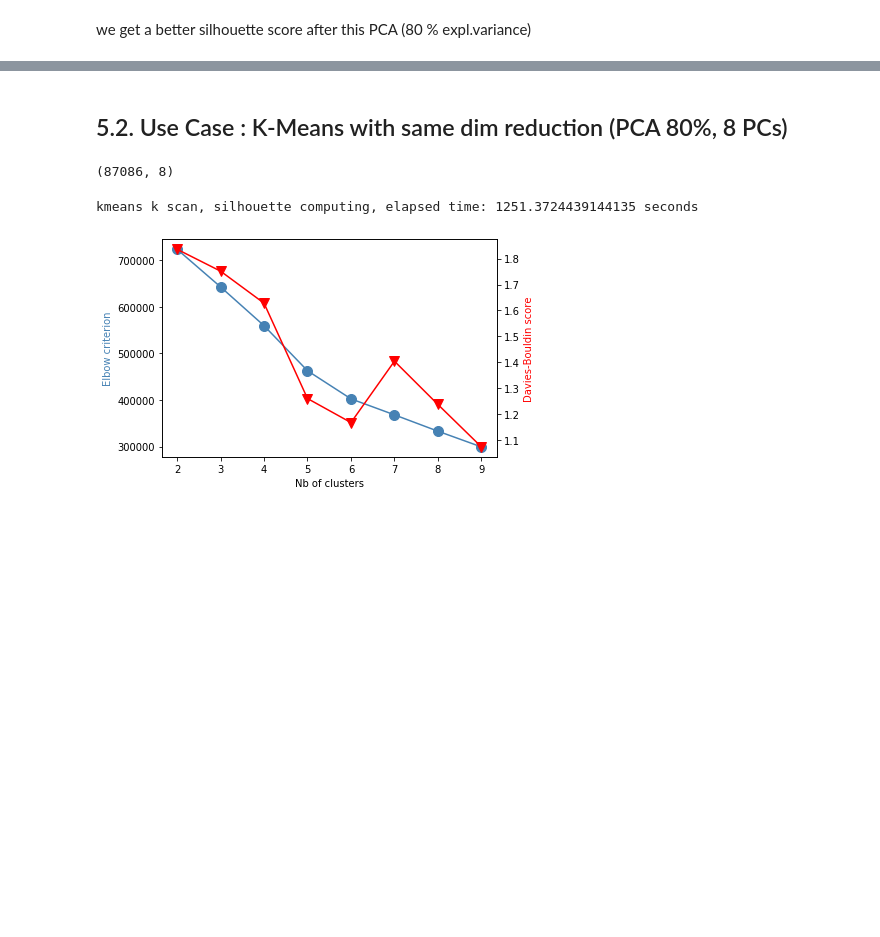
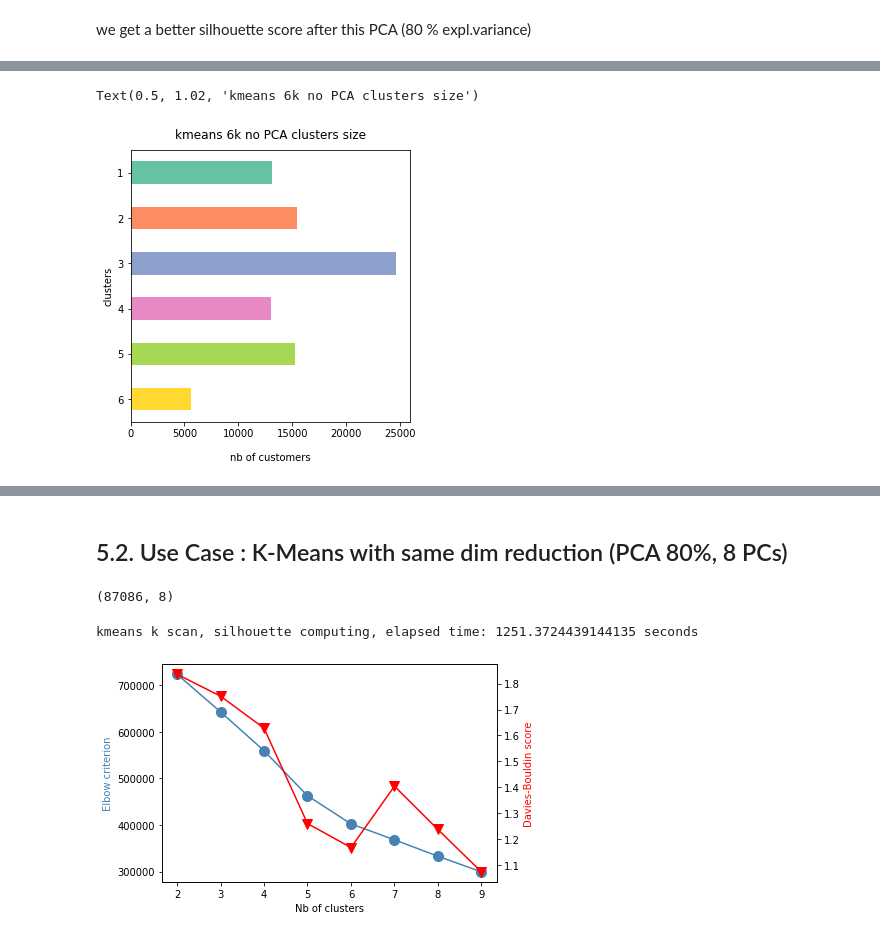
Before and after one commit to EtienneLardeur/P5_CustomerSegmentation, a Jupyter notebook: Olist_O2_Tries.ipynb, the cells around one changed output, grey strips where cells are left out. Cells and saved outputs as stored; diff of their text form; code cells hidden in the pictures; blank space fills up the shorter version.

```diff
--- a/Olist_O2_Tries.ipynb
+++ b/Olist_O2_Tries.ipynb
@@ -720,0 +771,18 @@ we get a better silhouette score after this PCA (80 % expl.variance)
+# %%
+# get back to original data
+kmeans_6k_results = data.copy()
+kmeans_6k_results['kmeans_clusters'] = kmeans_6k_labels
+# %%
+kmeans_6k_results['kmeans_clusters'] = kmeans_6k_results['kmeans_clusters'] + 1
+# %%
+# clusters size
+kmeans_6k_results['kmeans_clusters'].value_counts(sort=False).plot(
+    kind='barh',
+    color=['#66c2a5', '#fc8d62', '#8da0cb', '#e78ac3', '#a6d854', '#ffd92f'],
+    figsize=(5, 5)).invert_yaxis()
+plt.xlabel('nb of customers', labelpad=14)
+plt.ylabel('clusters')
+plt.title('kmeans 6k no PCA clusters size', y=1.02)
+# %% [output]
+Text(0.5, 1.02, 'kmeans 6k no PCA clusters size')
+[figure, added]
```
Also changed, not shown: parts of 43 cells of this notebook.
